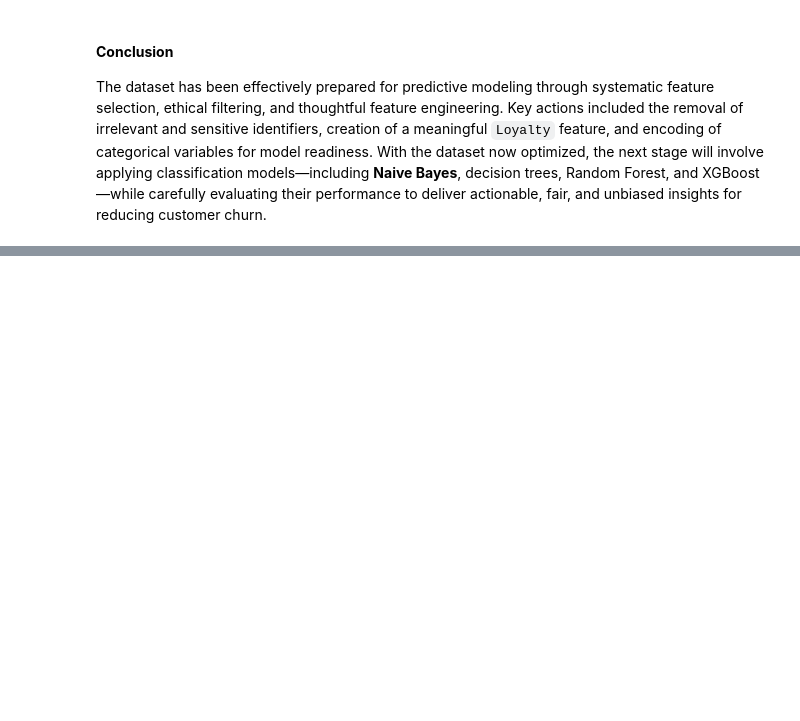
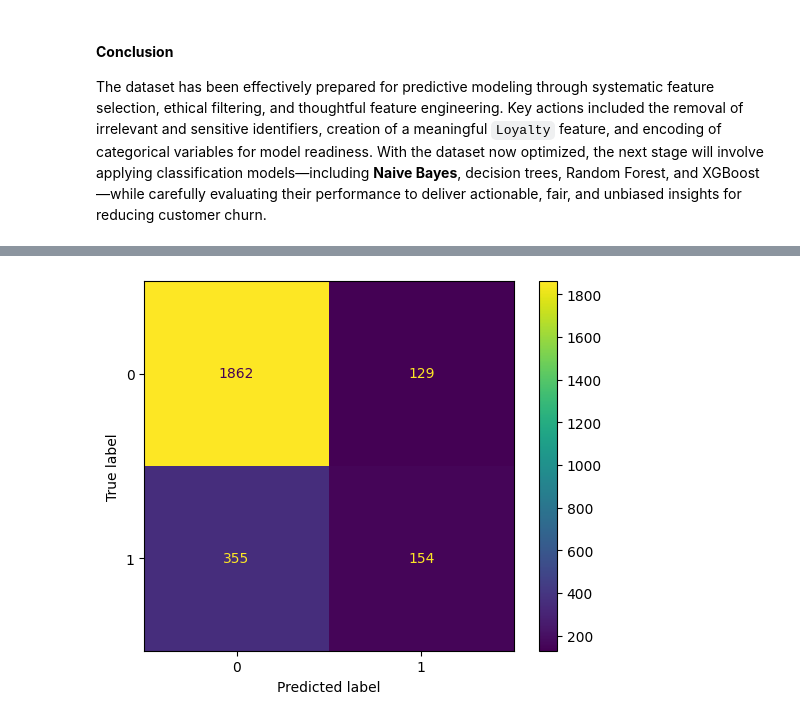
Before and after one commit to Cyberoctane29/Deutsche-Bank-Customer-Churn-Prediction-End-to-End-Analysis-and-Modeling, a Jupyter notebook: Deutsche_Bank_Customer_Churn_Prediction_End_to_End_Analysis_and_Modeling.ipynb, the cells around one changed output, grey strips where cells are left out. Cells and saved outputs as stored; diff of their text form; code cells hidden in the pictures; blank space fills up the shorter version.

```diff
--- a/Deutsche_Bank_Customer_Churn_Prediction_End_to_End_Analysis_and_Modeling.ipynb
+++ b/Deutsche_Bank_Customer_Churn_Prediction_End_to_End_Analysis_and_Modeling.ipynb
@@ -487,0 +820,15 @@ The dataset has been effectively prepared for predictive modeling through system
+# %%
+def read_pickle(path, saved_model_name:str):
+    '''
+    In:
+        path:             folder path to load the model from
+        saved_model_name: filename of the pickled model to load
+
+    Out:
+        model: the unpickled model object
+    '''
+
+    with open(path + saved_model_name + '.pickle', 'rb') as to_read:
+        model = pickle.load(to_read)
+
+    return model
@@ -487,0 +909,8 @@ The dataset has been effectively prepared for predictive modeling through system
+# %%
+scaler = MinMaxScaler()
+
+scaler.fit(X_train)
+
+X_train = scaler.transform(X_train)
+
+X_test = scaler.transform(X_test)
@@ -487,0 +926,2 @@ The dataset has been effectively prepared for predictive modeling through system
+# %%
+scaled_gnb_clf = read_pickle(path, 'scaled_gnb_clf')
@@ -487,0 +948,19 @@ The dataset has been effectively prepared for predictive modeling through system
+# %%
+def conf_matrix_plot(model, x_data, y_data):
+    '''
+    Accepts as argument model object, X data (test or validate), and y data (test or validate).
+    Return a plot of confusion matrix for predictions on y data.
+    '''
+
+    model_pred = model.predict(x_data)
+    cm = confusion_matrix(y_data, model_pred, labels=model.classes_)
+    disp = ConfusionMatrixDisplay(confusion_matrix=cm,
+                                  display_labels=model.classes_,
+                                 )
+
+    disp.plot(values_format='') # `values_format=''` suppresses scientific notation
+    plt.show()
+# %%
+conf_matrix_plot(scaled_gnb_clf, X_test, y_test)
+# %% [output]
+[figure, added]
```
Also changed, not shown: parts of 66 cells of this notebook, 2 other files.
